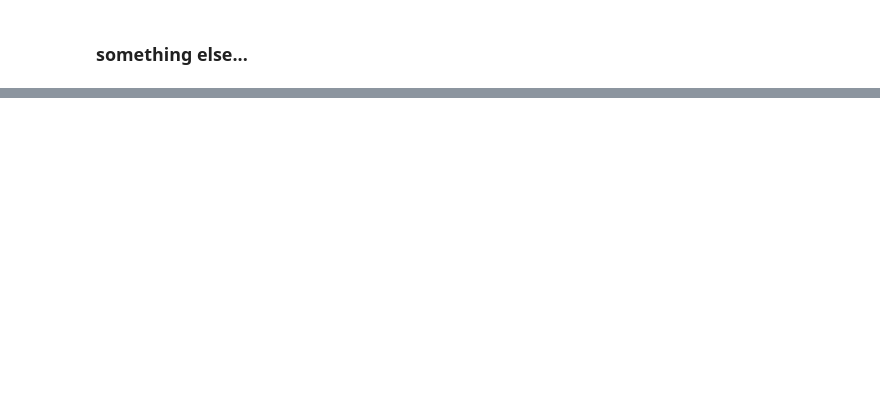
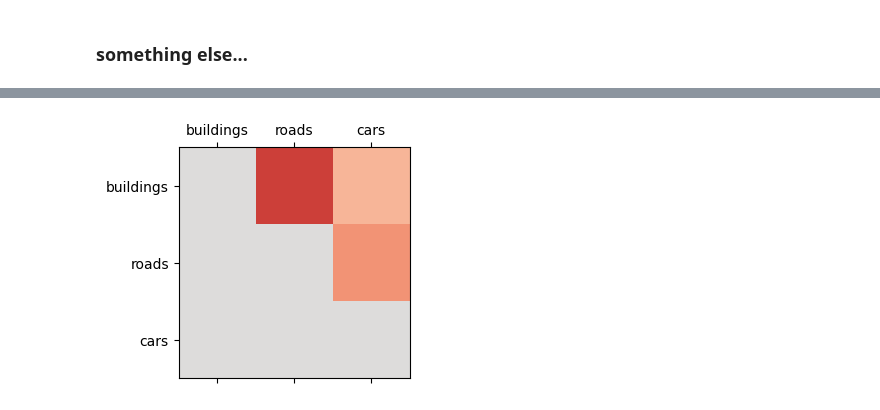
Before and after one commit to dpanas/clear-dear, a Jupyter notebook: notebooks/dp-5-dear-results-0.ipynb, the cells around one changed output, grey strips where cells are left out. Cells and saved outputs as stored; diff of their text form; code cells hidden in the pictures; blank space fills up the shorter version.

```diff
--- a/notebooks/dp-5-dear-results-0.ipynb
+++ b/notebooks/dp-5-dear-results-0.ipynb
@@ -136,6 +137,13 @@ def load_from_checkpoint( folder, checkpoint= None, with_disc= False):
     del checkpoint_data
     print(f'Loaded model from {checkpoint_path}')
     return config_dict, model, discriminator
+# %%
+def plot_adjacency_matrix( adj_mat_numpy, labels_ordered):
+    scale = int( np.ceil( ( abs(adj_mat_numpy)).max()))
+    _, ax = plt.subplots( figsize= (3,3))
+    ax.matshow( adj_mat_numpy, cmap= 'coolwarm', vmin= -scale, vmax= scale)
+    ax.set_xticks([0,1,2], labels_ordered)
+    ax.set_yticks([0,1,2], labels_ordered)
 # %% [markdown]
 ## Investigate data, try things out
 
@@ -179,0 +194,4 @@ splo.plot_single( (dut.to_numpy(gen_images[1].detach())*255).astype(np.uint8), f
+# %%
+plot_adjacency_matrix( model.prior.A.detach().numpy(), labels_ordered)
+# %% [output]
+[figure, added]
```
Also changed, not shown: parts of 8 cells of this notebook, 1 other file.
